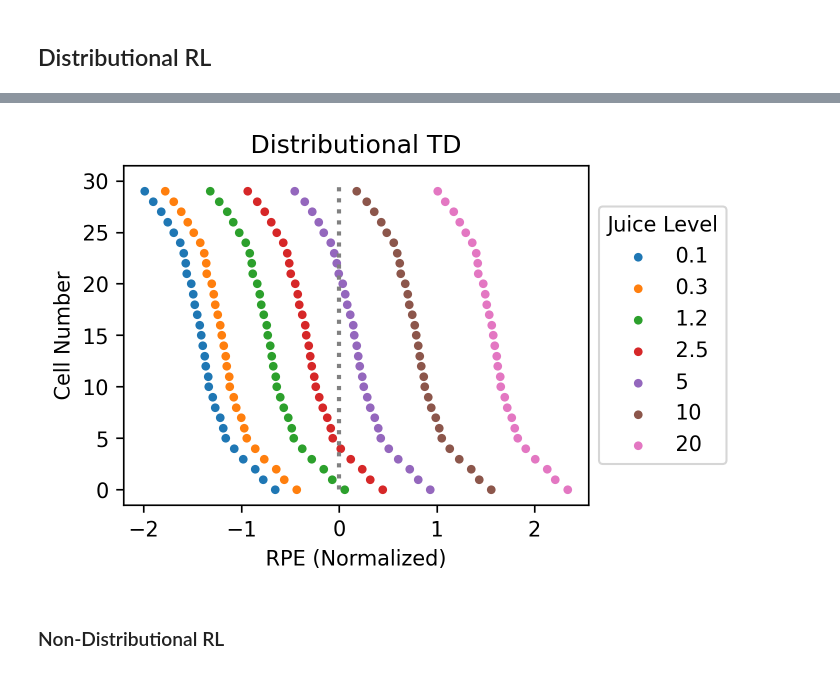
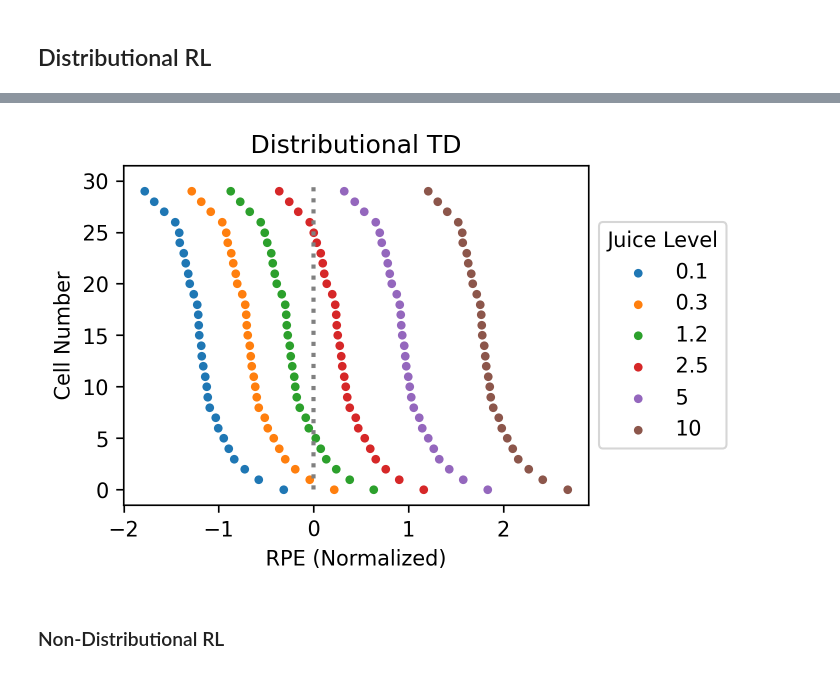
Before and after one commit to awjuliani/neuro-nav, a Jupyter notebook: notebooks/distributional.ipynb, the cells around one changed output, grey strips where cells are left out. Cells and saved outputs as stored; diff of their text form; code cells hidden in the pictures.

```diff
--- a/notebooks/distributional.ipynb
+++ b/notebooks/distributional.ipynb
@@ -50,8 +50,8 @@ def plot_cell_estimates(value_estimates):
     plt.title("Cell Value Estimates")
 
 
-def get_rpes(dist):
-    rewards = env.reward_nodes[1:]
+def get_rpes(dist, agent):
+    rewards = list(env.reward_locs.values())[1:]
     lr_floor = 0.2
 
     rpes = []
@@ -87,8 +87,8 @@ plot_cell_estimates(dist)
 # %%
-rpes = get_rpes(dist)
+rpes = get_rpes(dist, agent)
 plot_rpes(rpes, "Distributional TD")
 # %% [output]
-[figure, old version]
+[figure, new version]
 # %% [markdown]
 ### Non-Distributional RL
 # %%
```
Also changed, not shown: parts of 4 cells of this notebook, 2 other files.
